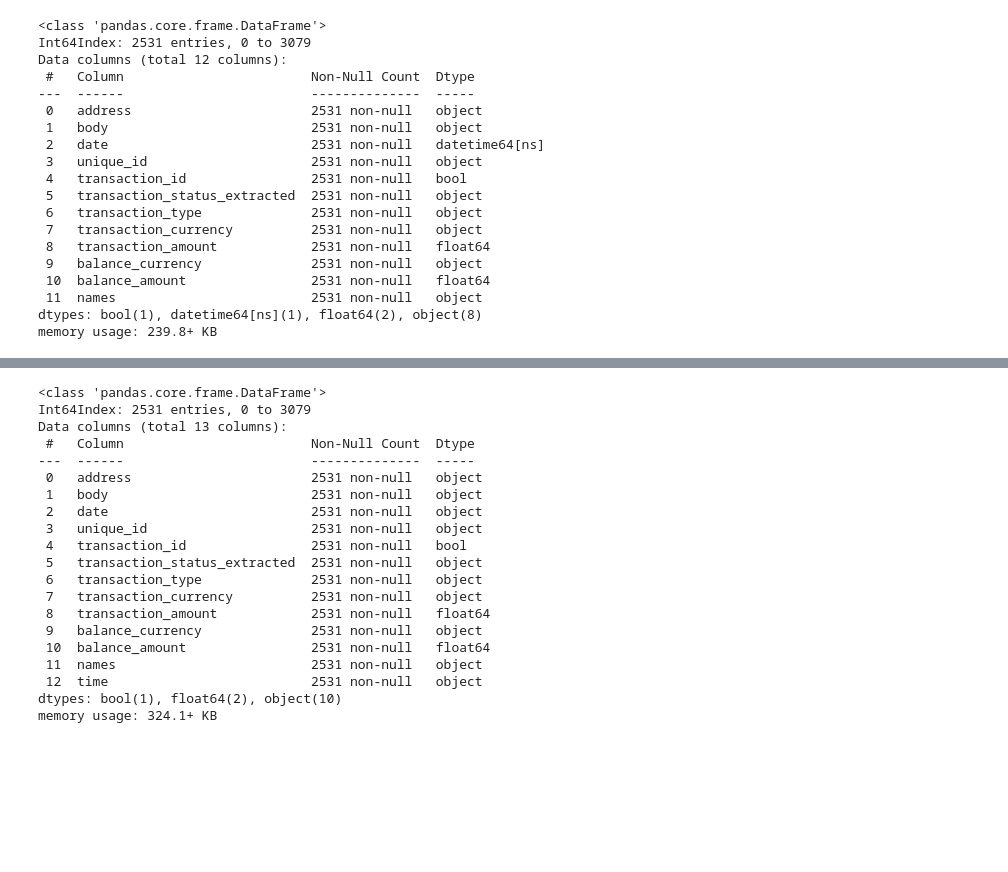
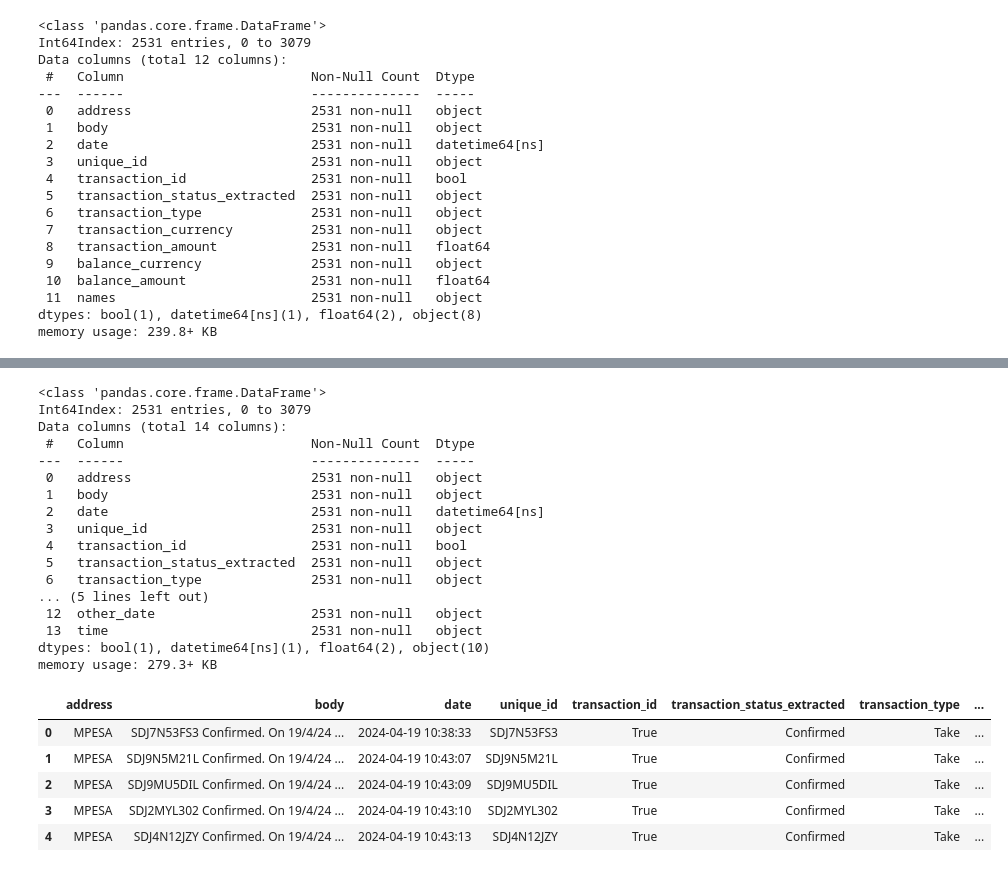
Before and after one commit to MarwaBrian/mpesa, a Jupyter notebook: index.ipynb, the cells around one changed output, grey strips where cells are left out. Drawn from its saved outputs; the diff is of its cells as text; code cells hidden in the pictures; blank space fills up the shorter version.

```diff
--- a/index.ipynb
+++ b/index.ipynb
@@ -393,27 +407,33 @@ def extract_time(text):
         return None
 
 # Apply the functions to create new columns
-valid_transactions['date'] = valid_transactions['body'].apply(extract_date)
+valid_transactions['other_date'] = valid_transactions['body'].apply(extract_date)
 valid_transactions['time'] = valid_transactions['body'].apply(extract_time)
 valid_transactions.info()
 # %% [output]
 <class 'pandas.core.frame.DataFrame'>
 Int64Index: 2531 entries, 0 to 3079
-Data columns (total 13 columns):
+Data columns (total 14 columns):
  #   Column                        Non-Null Count  Dtype
 ---  ------                        --------------  -----
  0   address                       2531 non-null   object
  1   body                          2531 non-null   object
- 2   date                          2531 non-null   object
+ 2   date                          2531 non-null   datetime64[ns]
  3   unique_id                     2531 non-null   object
  4   transaction_id                2531 non-null   bool
  5   transaction_status_extracted  2531 non-null   object
  6   transaction_type              2531 non-null   object
- 7   transaction_currency          2531 non-null   object
- 8   transaction_amount            2531 non-null   float64
- 9   balance_currency              2531 non-null   object
- 10  balance_amount                2531 non-null   float64
- 11  names                         2531 non-null   object
- 12  time                          2531 non-null   object
-dtypes: bool(1), float64(2), object(10)
-memory usage: 324.1+ KB
+... (5 lines left out)
+ 12  other_date                    2531 non-null   object
+ 13  time                          2531 non-null   object
+dtypes: bool(1), datetime64[ns](1), float64(2), object(10)
+memory usage: 279.3+ KB
+# %%
+valid_transactions.head()
+# %% [output]
+|  | address | body | date | unique_id | transaction_id | transaction_status_extracted | transaction_type | ... |
+| 0 | MPESA | SDJ7N53FS3 Confirmed. On 19/4/24 ... | 2024-04-19 10:38:33 | SDJ7N53FS3 | True | Confirmed | Take | ... |
+| 1 | MPESA | SDJ9N5M21L Confirmed. On 19/4/24 ... | 2024-04-19 10:43:07 | SDJ9N5M21L | True | Confirmed | Take | ... |
+| 2 | MPESA | SDJ9MU5DIL Confirmed. On 19/4/24 ... | 2024-04-19 10:43:09 | SDJ9MU5DIL | True | Confirmed | Take | ... |
+| 3 | MPESA | SDJ2MYL302 Confirmed. On 19/4/24 ... | 2024-04-19 10:43:10 | SDJ2MYL302 | True | Confirmed | Take | ... |
+| 4 | MPESA | SDJ4N12JZY Confirmed. On 19/4/24 ... | 2024-04-19 10:43:13 | SDJ4N12JZY | True | Confirmed | Take | ... |
```
Also changed, not shown: parts of 2 cells of this notebook.
